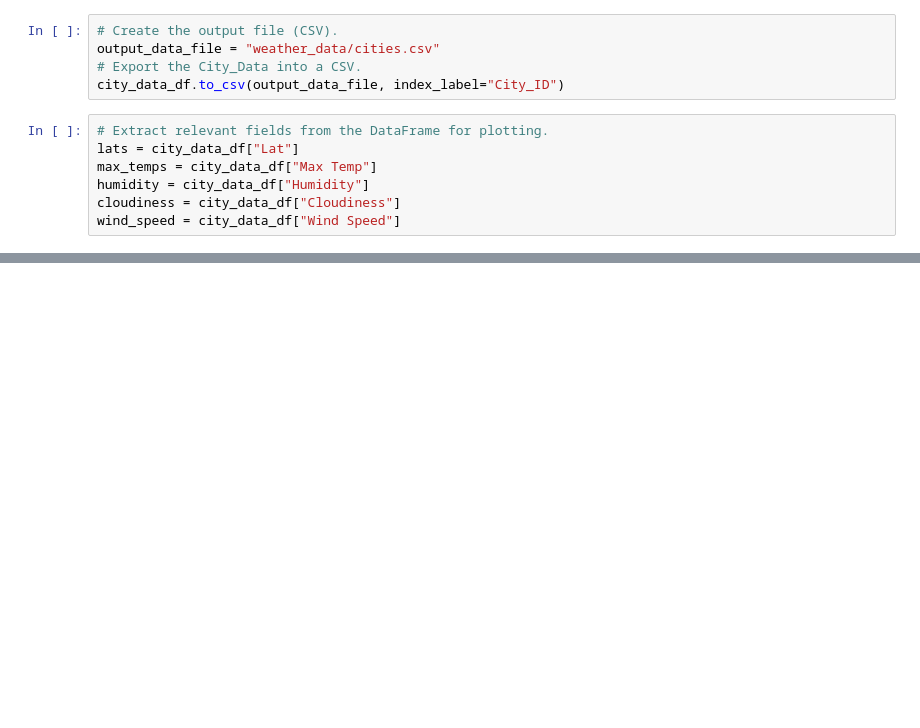
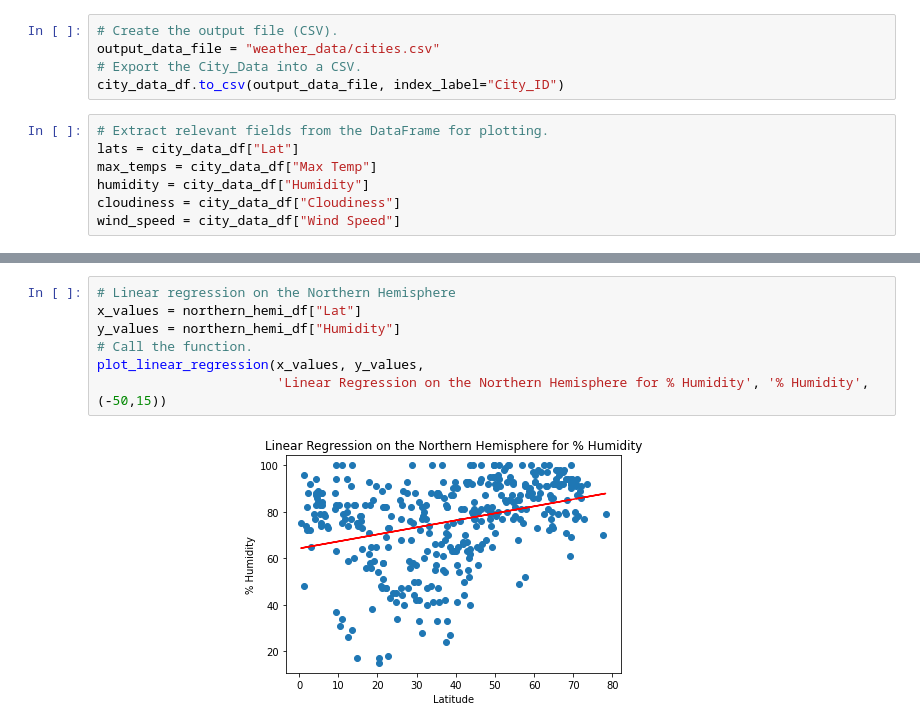
Before and after one commit to bdevidal/World_Weather_Analysis, a Jupyter notebook: WeatherPy.ipynb, the cells around one changed output, grey strips where cells are left out. Drawn from its saved outputs; the diff is of its cells as text; blank space fills up the shorter version.

```diff
--- a/WeatherPy.ipynb
+++ b/WeatherPy.ipynb
@@ -254,0 +343,9 @@ plt.show()
+# %%
+# Linear regression on the Northern Hemisphere
+x_values = northern_hemi_df["Lat"]
+y_values = northern_hemi_df["Humidity"]
+# Call the function.
+plot_linear_regression(x_values, y_values,
+                       'Linear Regression on the Northern Hemisphere for % Humidity', '% Humidity',(-50,15))
+# %% [output]
+[figure, added]
```
Also changed, not shown: parts of 23 cells of this notebook, 6 other files.
